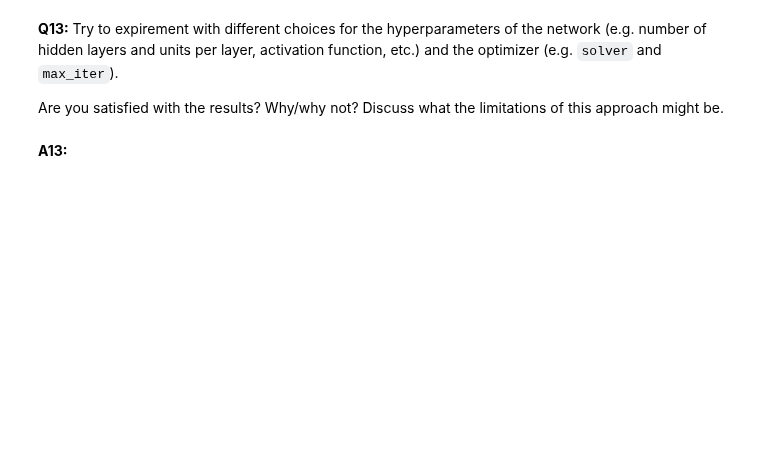
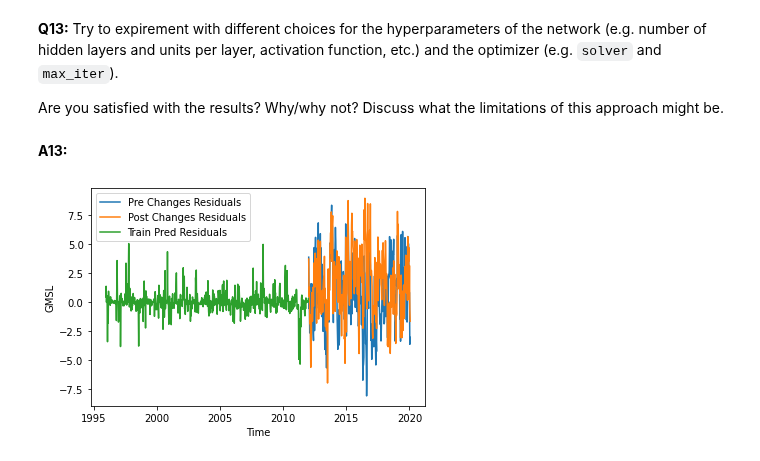
Before and after one commit to amannayak/Time-Series-and-Sequence-Analysis, a Jupyter notebook: Task1/tssl_lab1.ipynb, the cells around one changed output. Drawn from its saved outputs; the diff is of its cells as text; code cells hidden in the pictures; blank space fills up the shorter version.

```diff
--- a/Task1/tssl_lab1.ipynb
+++ b/Task1/tssl_lab1.ipynb
@@ -424,3 +437,22 @@ plt.show()
 Are you satisfied with the results? Why/why not? Discuss what the limitations of this approach might be.
 # %% [markdown]
 **A13:**
+# %%
+model = MLPRegressor(hidden_layer_sizes=(30,10) , activation= "tanh" ,
+                     solver="sgd" , learning_rate = "adaptive" , max_iter = 200)
+reg = model.fit(phiCal(y = trainDataY , p = 108), yModel)
+n = trainDataY.shape[0]
+#dataValid_Y = np.append(trainDataY[(n - p): ] , ValidDataY)
+predictTrainData = reg.predict(phiCal(y = trainDataY , p = 108))
+predictTrainDataResidual = trainDataY[p:] - predictTrainData
+predictedVal = reg.predict(phiCal(y = dataValid_Y , p = 108))
+NARresidualOpt = ValidDataY - predictedVal
+plt.plot(ValidDataX , NARresidual , label = "Pre Changes Residuals")
+plt.plot(ValidDataX , NARresidualOpt , label = "Post Changes Residuals")
+plt.plot(trainDataX[p:] , predictTrainDataResidual , label = "Train Pred Residuals")
+plt.xlabel("Time")
+plt.ylabel("GMSL")
+plt.legend()
+plt.show()
+# %% [output]
+[figure, added]
```
Also changed, not shown: parts of 3 cells of this notebook.
